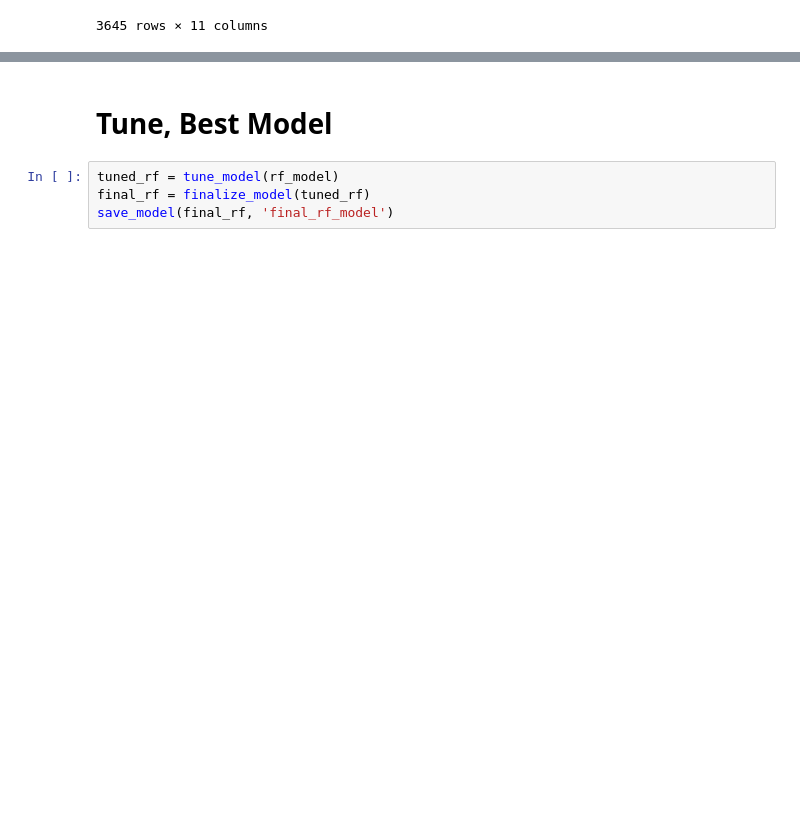
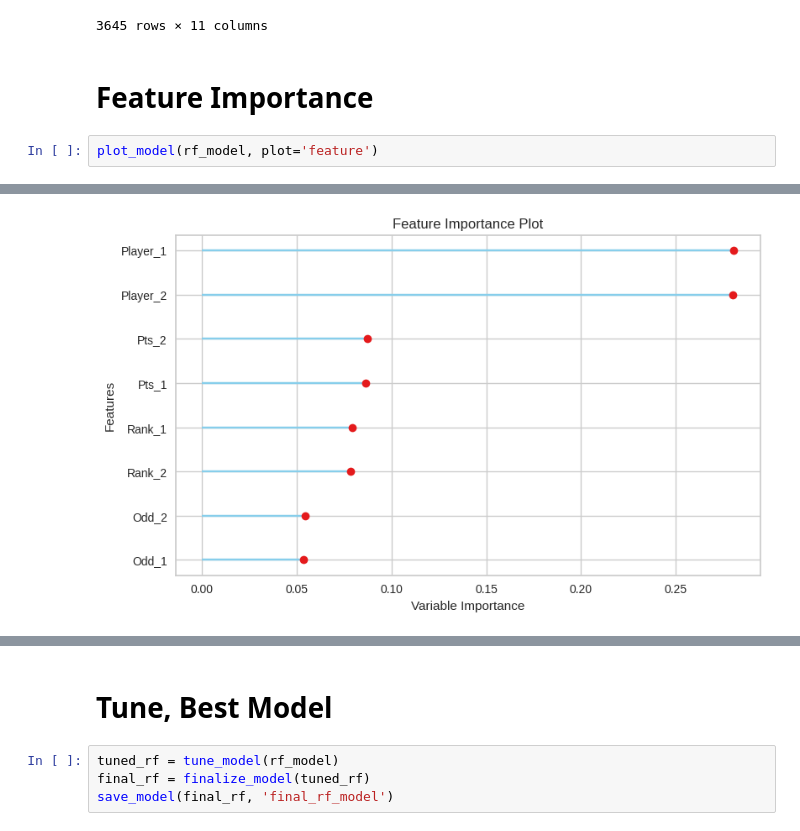
Before and after one commit to mivaniv23/Data-Mining-Project-2025, a Jupyter notebook: DataMiningFinal.ipynb, the cells around one changed output, grey strips where cells are left out. Drawn from its saved outputs; the diff is of its cells as text; blank space fills up the shorter version.

```diff
--- a/DataMiningFinal.ipynb
+++ b/DataMiningFinal.ipynb
@@ -343,3 +343,8 @@ interactive(children=(ToggleButtons(description='Plot Type:', icons=('',), optio
 | 16502 | Davydenko N. | Llodra M. | 7 | 111 | 2175 | 383 | 1.25 | 3.75 | Davydenko N. | Davydenko N. | ... |
 | 43741 | Nishikori K. | Djokovic N. | 6 | 1 | 4290 | 15550 | 6.00 | 1.12 | Djokovic N. | Djokovic N. | ... |
 3645 rows × 11 columns
+# %% [markdown]
+# Feature Importance
+# %%
+plot_model(rf_model, plot='feature')
+# %% [output]
@@ -345,0 +352 @@ interactive(children=(ToggleButtons(description='Plot Type:', icons=('',), optio
+[figure, added]
```
Also changed, not shown: parts of 6 cells of this notebook.
